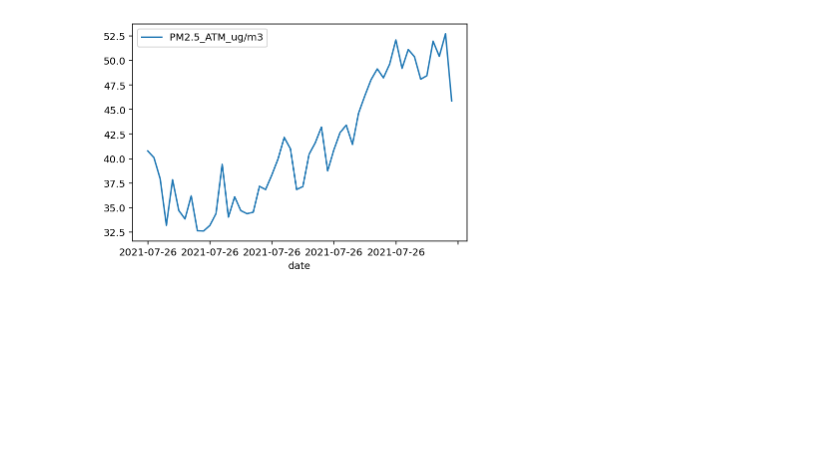
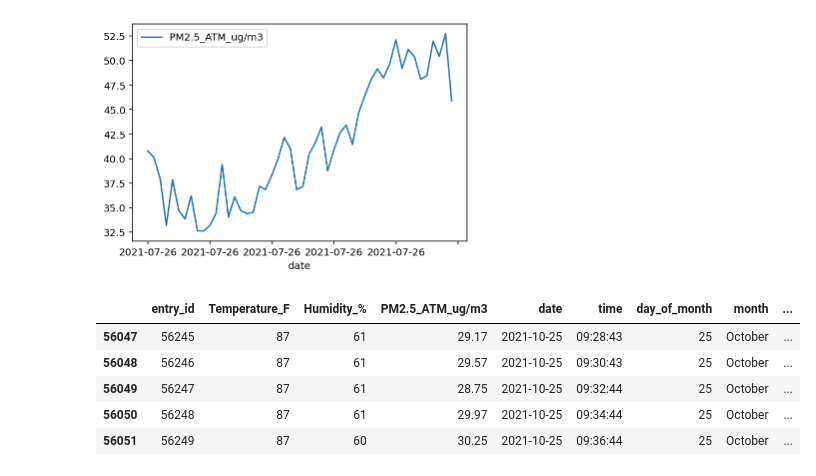
Before and after one commit to gigikenneth/time-series, a Jupyter notebook: ts1.ipynb, the cells around one changed output. Cells and saved outputs as stored; diff of their text form; code cells hidden in the pictures; blank space fills up the shorter version.

```diff
--- a/ts1.ipynb
+++ b/ts1.ipynb
@@ -27,3 +27,12 @@ air[:5*10].plot(x='date', y='PM2.5_ATM_ug/m3')
 # %% [output]
 <matplotlib.axes._subplots.AxesSubplot at 0x...>
 [figure]
+# %%
+air.tail()
+# %% [output]
+|  | entry_id | Temperature_F | Humidity_% | PM2.5_ATM_ug/m3 | date | time | day_of_month | month | ... |
+| 56047 | 56245 | 87 | 61 | 29.17 | 2021-10-25 | 09:28:43 | 25 | October | ... |
+| 56048 | 56246 | 87 | 61 | 29.57 | 2021-10-25 | 09:30:43 | 25 | October | ... |
+| 56049 | 56247 | 87 | 61 | 28.75 | 2021-10-25 | 09:32:44 | 25 | October | ... |
+| 56050 | 56248 | 87 | 61 | 29.97 | 2021-10-25 | 09:34:44 | 25 | October | ... |
+| 56051 | 56249 | 87 | 60 | 30.25 | 2021-10-25 | 09:36:44 | 25 | October | ... |
```
Also changed, not shown: parts of 16 cells of this notebook.
